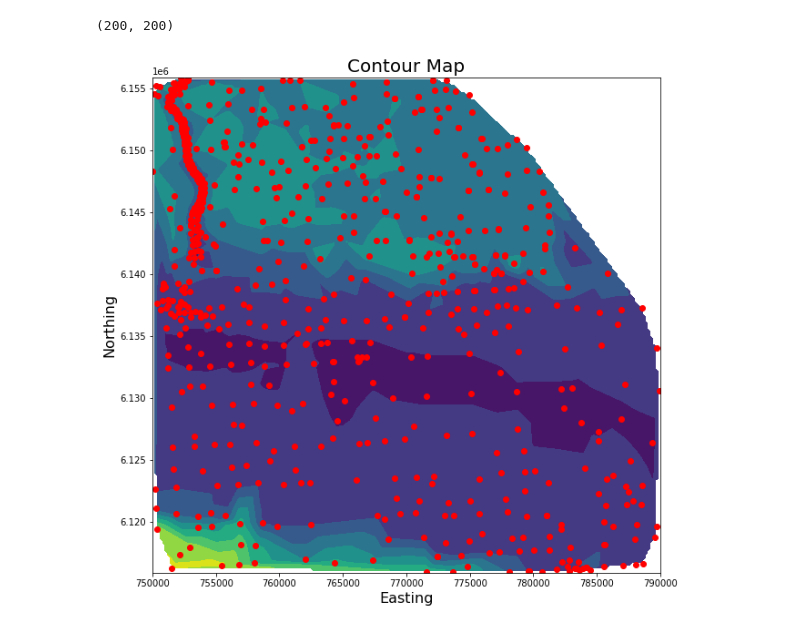
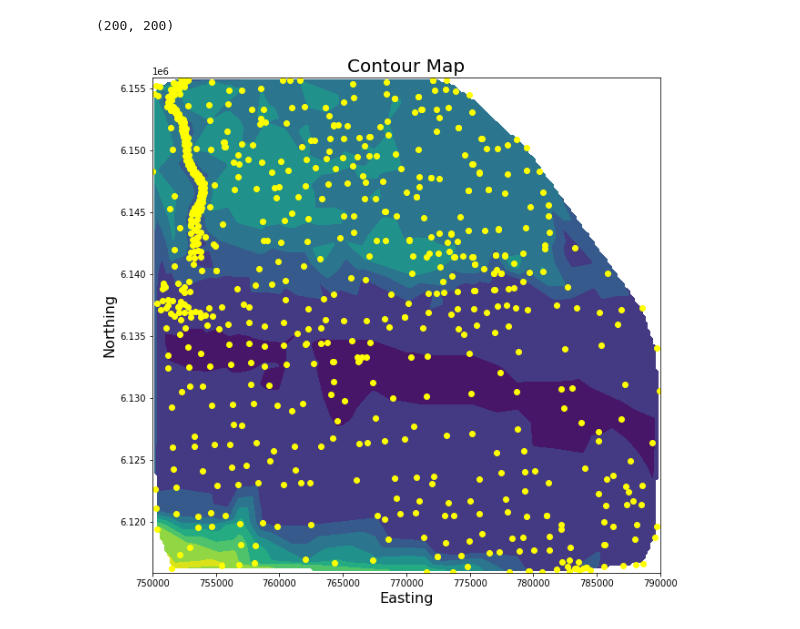
Before and after one commit to r3card0/Subsurface_Mapping, a Jupyter notebook: Subsurface_Mapping.ipynb, the cells around one changed output. Saved outputs shown, nothing was run; the diff lists cells and outputs as text; code cells hidden in the pictures.

```diff
--- a/Subsurface_Mapping.ipynb
+++ b/Subsurface_Mapping.ipynb
@@ -299,15 +299,15 @@ Yi.shape
 # %%
 # plot the dataframe
 plt.figure(figsize=[10,10])
 plt.contourf(Xi,Yi,zi)
 plt.title('Contour Map', fontsize=20)
-plt.scatter(cropped_df.Easting,cropped_df.Northing, c='red')
+plt.scatter(cropped_df.Easting,cropped_df.Northing, c='yellow')
 plt.xlabel('Easting', fontsize=16)
 plt.ylabel('Northing', fontsize=16)
 #plt.legend()
 plt.show()
 # %% [output]
-[figure, old version]
+[figure, new version]
 # %% [markdown]
 <a style='text-decoration:none;line-height:16px;display:flex;color:#5B5B62;padding:10px;justify-content:end;' href='https://deepnote.com?utm_source=created-in-deepnote-cell&projectId=22e90012-8c1c-4fa6-bf22-3fab8d76a457' target="_blank">
 <img alt='Created in deepnote.com' style='display:inline;max-height:16px;margin:0px;margin-right:7.5px;' src='embedded-picture-1' > </img>
```
